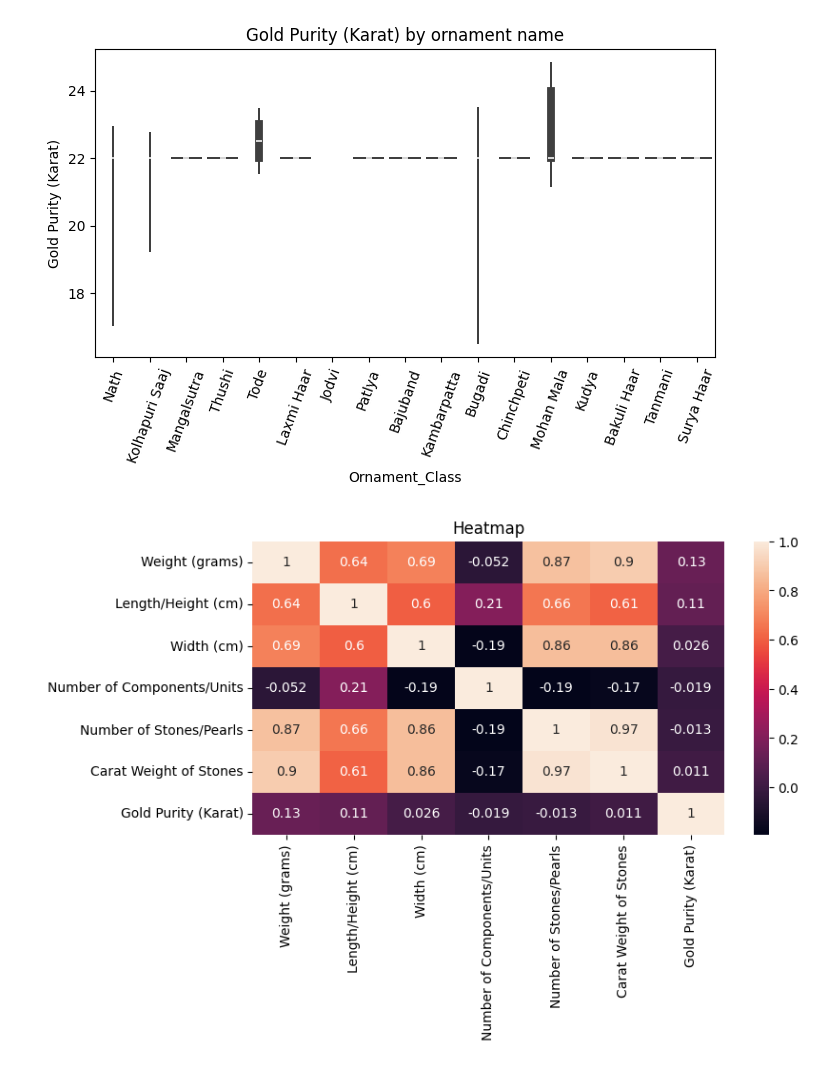
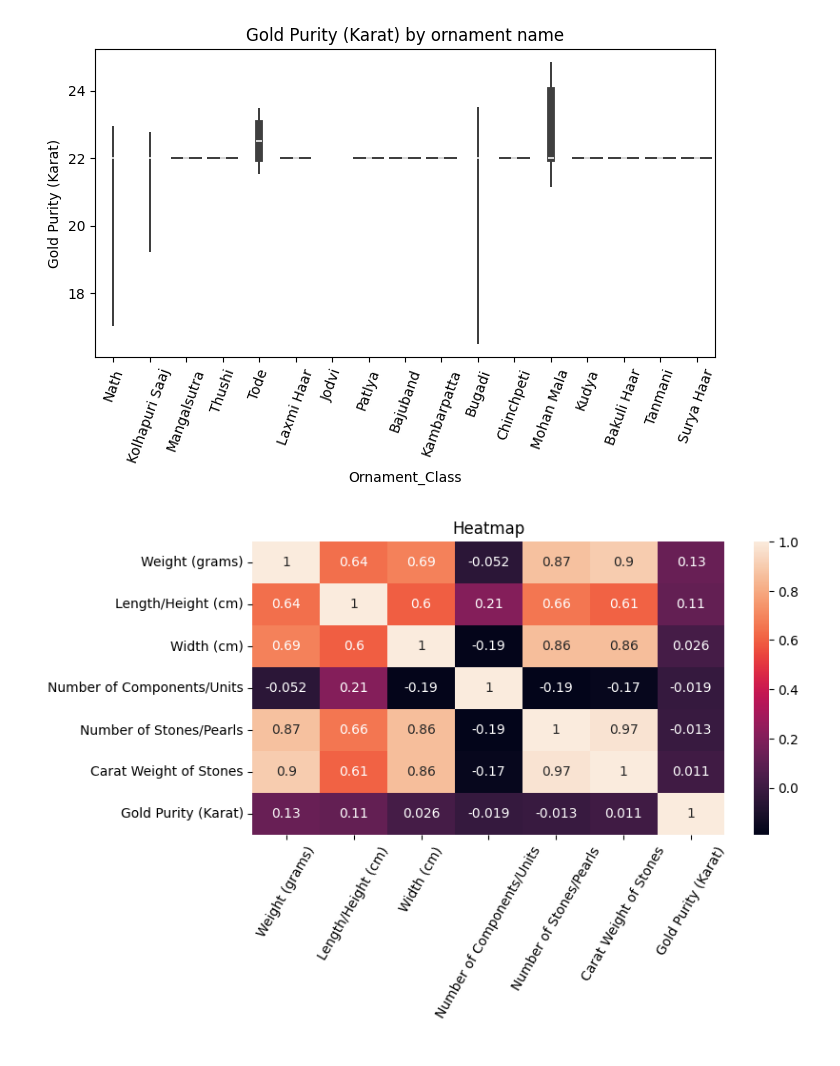
Before and after one commit to pratikchemate/ML_projects, a Jupyter notebook: Marathi_ornaments.ipynb, the cells around one changed output. Drawn from its saved outputs; the diff is of its cells as text; code cells hidden in the pictures.

```diff
--- a/Marathi_ornaments.ipynb
+++ b/Marathi_ornaments.ipynb
@@ -100,11 +100,12 @@ for col in num_col:
 # %%
 corr_m = df[num_col].corr()
 plt.figure(figsize=(8,4))
 sns.heatmap(corr_m ,annot=True)
 plt.title('Heatmap')
+plt.xticks(rotation=60)
 plt.show()
 # %% [output]
-[figure, old version]
+[figure, new version]
 # %%
 df = df.dropna()
 df1 = df.drop('Primary Material', axis=1)
```
Also changed, not shown: parts of 14 cells of this notebook, 4 other files.
